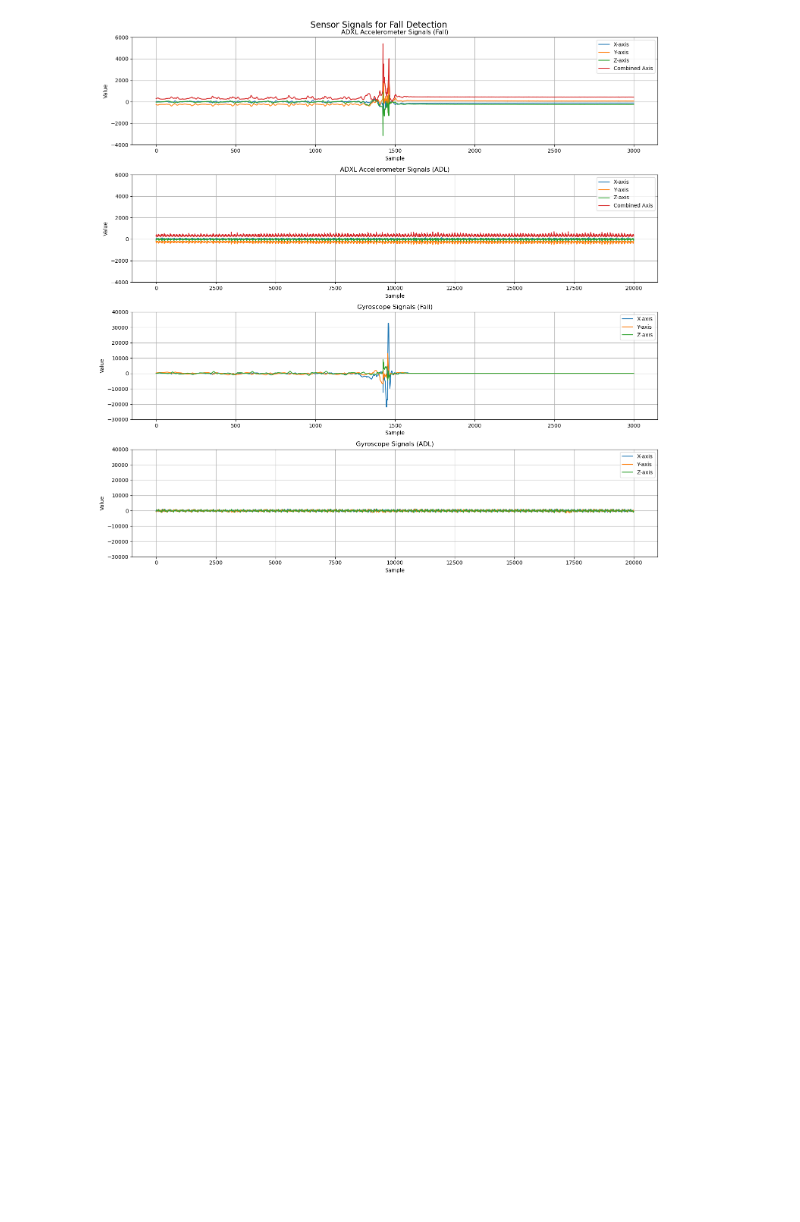
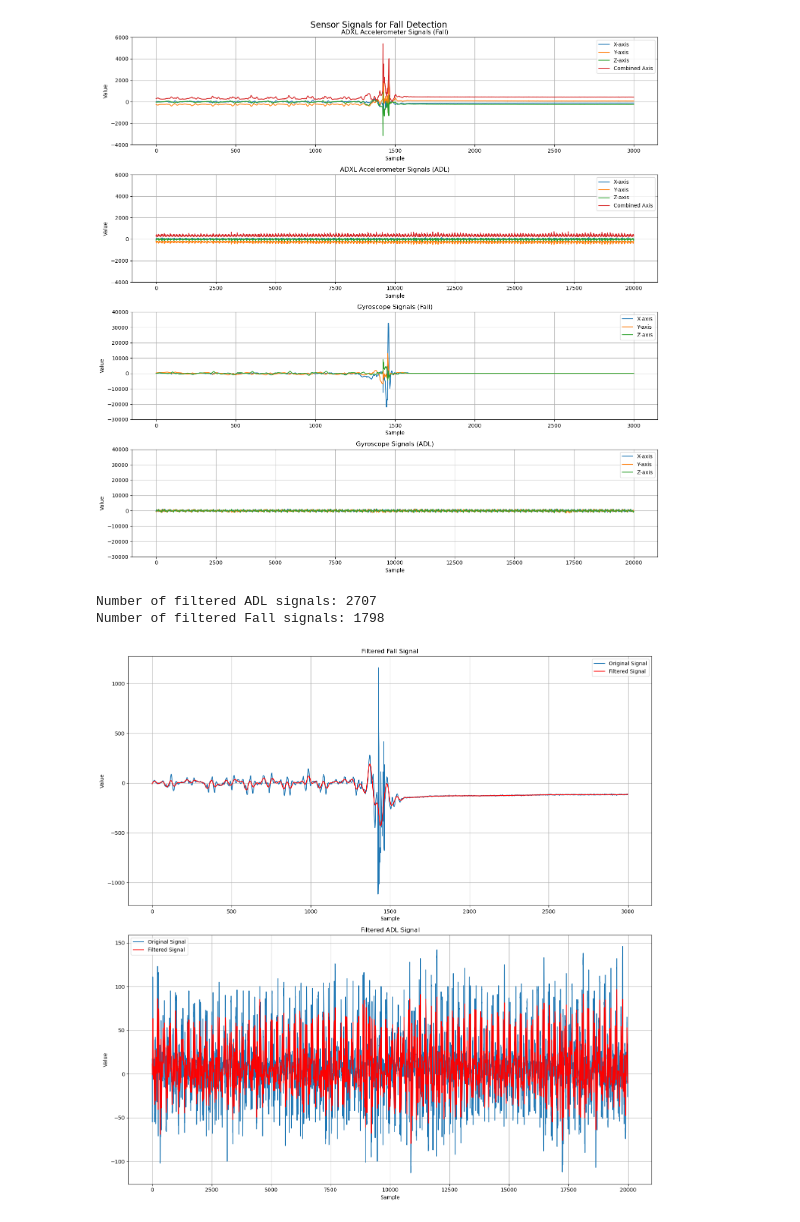
Before and after one commit to AliShrz/earpiece-fall-detection, a Jupyter notebook: main.ipynb, the cells around one changed output. Drawn from its saved outputs; the diff is of its cells as text; code cells hidden in the pictures; blank space fills up the shorter version.

Commit message:
apply 4th order IIR filter on signals

```diff
--- a/main.ipynb
+++ b/main.ipynb
@@ -82,6 +82,7 @@ subject_ids = [f'SA{str(i).zfill(2)}' for i in range(1, 24)] + [f'SE{str(i).zfil
 
 all_data = []       # List to store all data (each item is a 2D array from a file)
 all_labels = []     # List to store labels corresponding to each data array
+activity_code_list = []  # List to store activity codes
 
 counter = 0
 ADL = 0
@@ -101,6 +102,7 @@ for subject_id in subject_ids:
             try:
                 # Extract activity code from filename (assuming format is like 'D01_01.txt')
                 activity_code = filename.split('_')[0]
+                activity_code_list.append(activity_code)
                 # determine label
                 if activity_code.startswith('D'):
                     label = 'ADL'
@@ -264,0 +295,47 @@ plt.show()
+# %%
+all_data_filtered = []  # List to store filtered data
+for i in range(len(all_data)):
+    filtered_data = []
+    for j in range(6):  # Assuming 6 signals (3 accelerometer + 3 gyroscope)
+        filtered_signal = lowpass_filter(all_data[i][j, :], cutoff=5, fs=200, order=4)
+        filtered_data.append(filtered_signal)
+    all_data_filtered.append(np.array(filtered_data))
+
+# for i in range(len(all_data)):
+#     # Apply lowpass filter to each signal
+#     for j in range(6):  # Assuming 6 signals (3 accelerometer + 3 gyroscope)
+#         all_data[i][j, :] = lowpass_filter(all_data[i][j, :], cutoff=10, fs=100, order=4)
+# %%
+filtered_falls = []
+filtered_adls = []
+for i in range(len(all_labels)):
+    if all_labels[i] == 'ADL':
+        filtered_adls.append(all_data_filtered[i])
+    elif all_labels[i] == 'Fall':
+        filtered_falls.append(all_data_filtered[i])
+print(f"Number of filtered ADL signals: {len(filtered_adls)}")
+print(f"Number of filtered Fall signals: {len(filtered_falls)}")
+# Plot the first filtered fall signal vs the original
+plt.figure(figsize=(15, 15))
+plt.subplot(2, 1, 1)
+plt.plot(falls[0][0, :], label='Original Signal')
+plt.plot(filtered_falls[0][0, :], label='Filtered Signal', color='red')
+plt.title('Filtered Fall Signal')
+plt.xlabel('Sample')
+plt.ylabel('Value')
+plt.legend()
+plt.grid()
+plt.subplot(2, 1, 2)
+plt.plot(adls[0][0, :], label='Original Signal')
+plt.plot(filtered_adls[0][0, :], label='Filtered Signal', color='red')
+plt.title('Filtered ADL Signal')
+plt.xlabel('Sample')
+plt.ylabel('Value')
+plt.legend()
+plt.grid()
+plt.tight_layout()
+plt.show()
+# %% [output]
+Number of filtered ADL signals: 2707
+Number of filtered Fall signals: 1798
+[figure, added]
```
Also changed, not shown: parts of 3 cells of this notebook.
